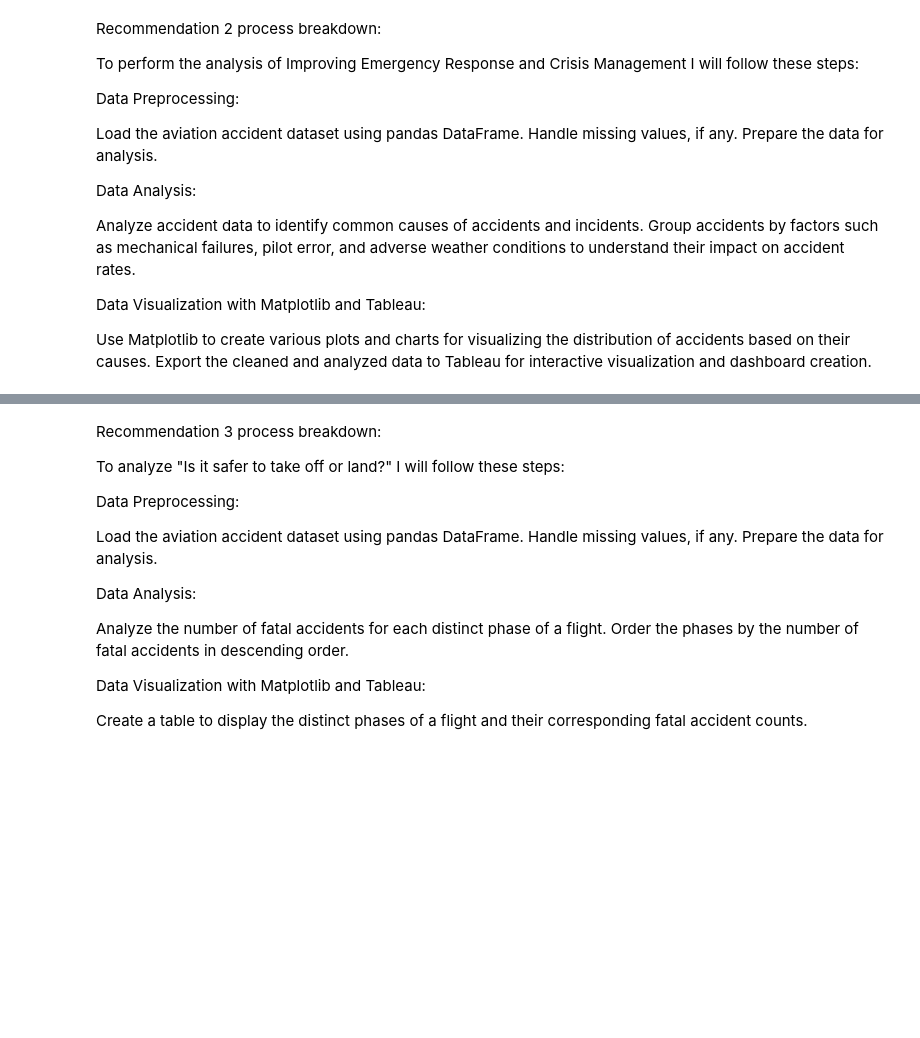
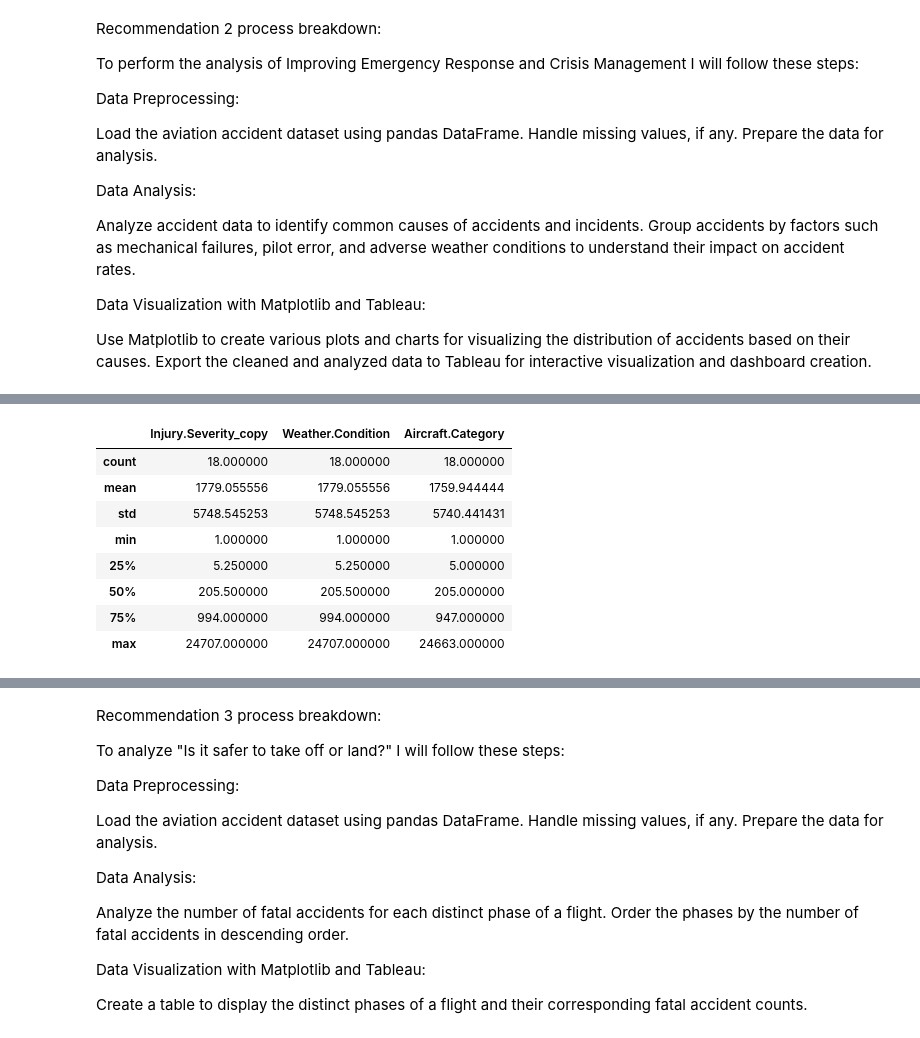
Before and after one commit to cellister/2023-Flatiron-Data-Science-Bootcamp, a Jupyter notebook: Phase 1/Phase 1 Project/Phase 1 Project trying stuff.ipynb, the cells around one changed output, grey strips where cells are left out. Cells and saved outputs as stored; diff of their text form; code cells hidden in the pictures; blank space fills up the shorter version.

```diff
--- a/Phase 1/Phase 1 Project/Phase 1 Project trying stuff.ipynb
+++ b/Phase 1/Phase 1 Project/Phase 1 Project trying stuff.ipynb
@@ -875,0 +811,12 @@ df.to_csv('aviation_data_washed_analyzed_2.csv', index=False)
+# %%
+grouped_data.describe(include='all')
+# %% [output]
+|  | Injury.Severity_copy | Weather.Condition | Aircraft.Category |
+| count | 18.000000 | 18.000000 | 18.000000 |
+| mean | 1779.055556 | 1779.055556 | 1759.944444 |
+| std | 5748.545253 | 5748.545253 | 5740.441431 |
+| min | 1.000000 | 1.000000 | 1.000000 |
+| 25% | 5.250000 | 5.250000 | 5.000000 |
+| 50% | 205.500000 | 205.500000 | 205.000000 |
+| 75% | 994.000000 | 994.000000 | 947.000000 |
+| max | 24707.000000 | 24707.000000 | 24663.000000 |
```
Also changed, not shown: parts of 30 cells of this notebook, 1 other file.
